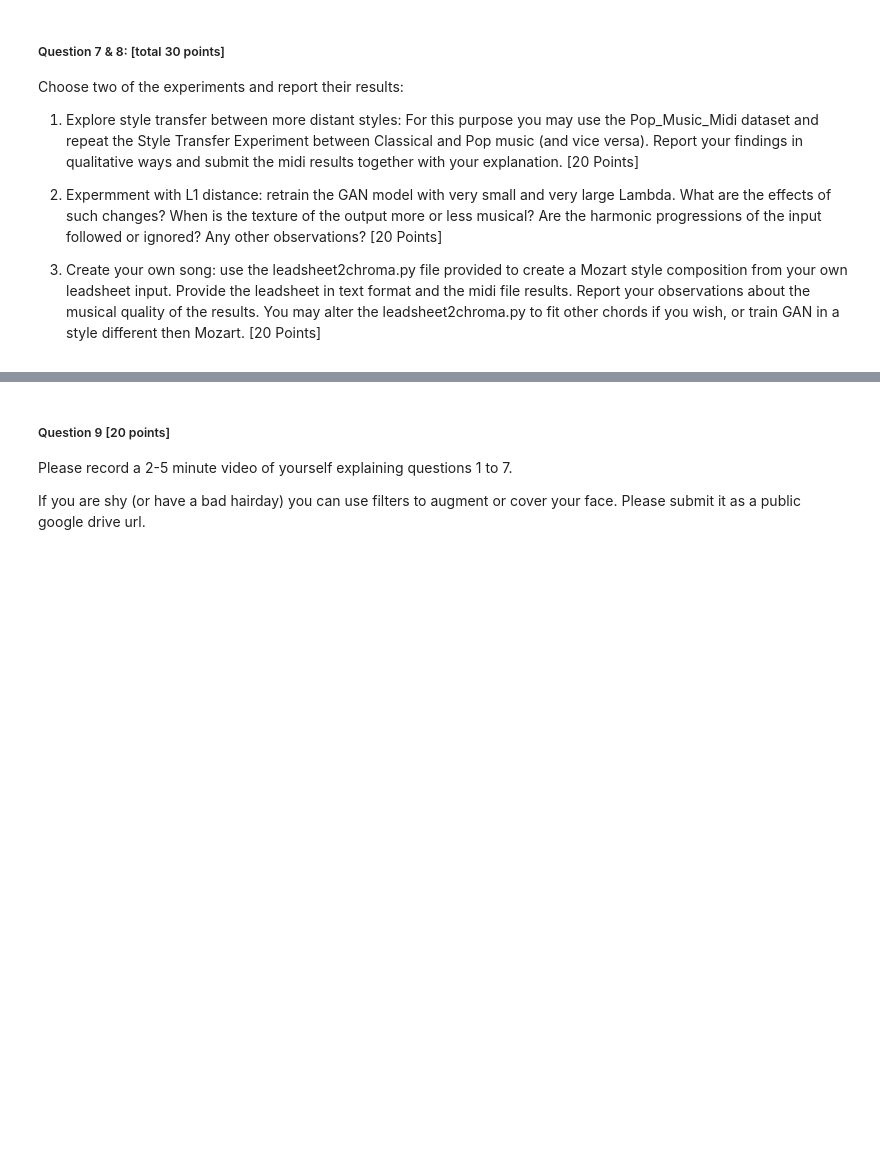
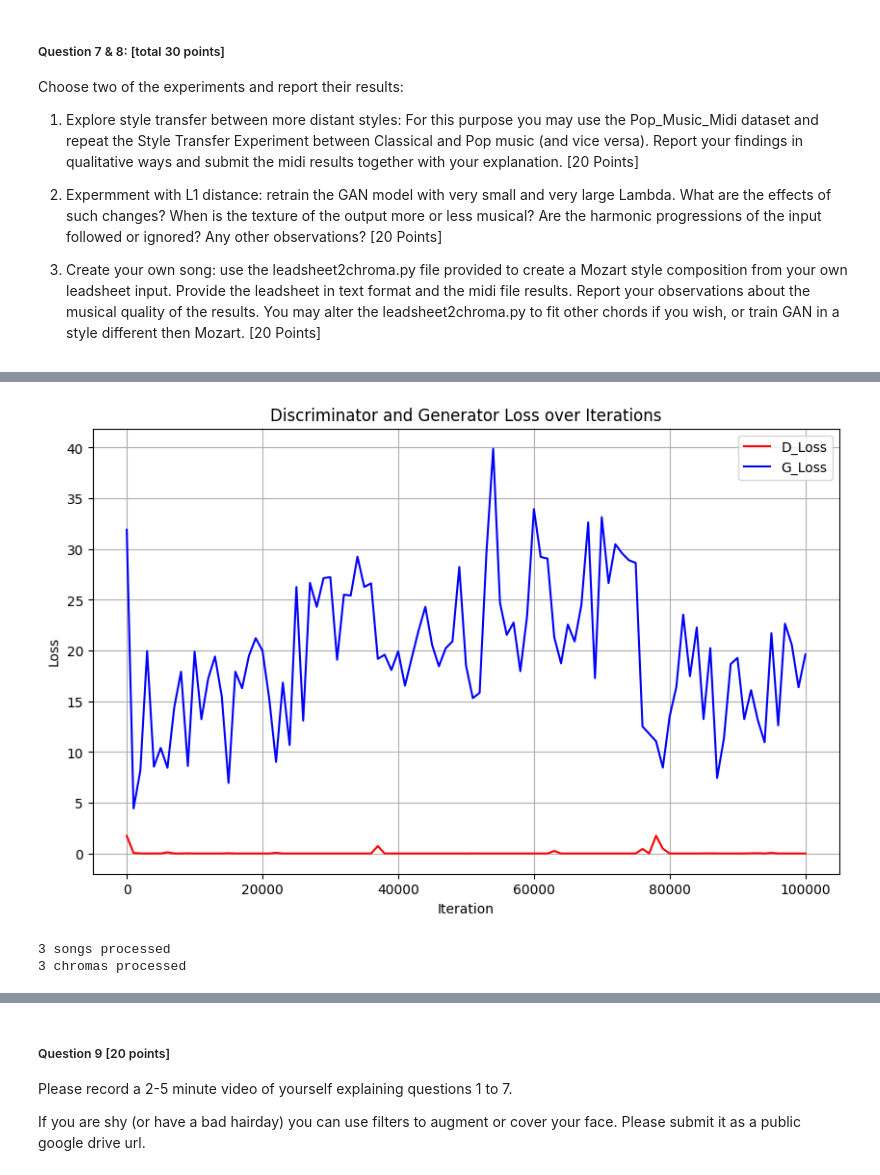
Before and after one commit to galdavidi/deep-learning-sound-hw-4, a Jupyter notebook: Homework4.ipynb, the cells around one changed output, grey strips where cells are left out. Drawn from its saved outputs; the diff is of its cells as text; code cells hidden in the pictures; blank space fills up the shorter version.

```diff
--- a/Homework4.ipynb
+++ b/Homework4.ipynb
@@ -358,3 +389,23 @@ KeyboardInterrupt:
+# %%
+training_stats = train_model(songs, 40000, 100, 0.5)
+# %%
+def show_loss(training_stats):
+    import pandas as pd
+    import matplotlib.pyplot as plt
+    # print(training_stats)
+    data = [(i[0],float(i[1].split()[1]),float(i[2].split()[1])) for i in training_stats]
+    df = pd.DataFrame(data, columns=['Iteration', 'D_Loss', 'G_Loss'])
+
+    # Plot the data
+    plt.figure(figsize=(10, 6))
+    plt.plot(df['Iteration'], df['D_Loss'], label='D_Loss', color='red')
+    plt.plot(df['Iteration'], df['G_Loss'], label='G_Loss', color='blue')
+    plt.xlabel('Iteration')
+    plt.ylabel('Loss')
+    plt.title('Discriminator and Generator Loss over Iterations')
+    plt.legend()
+    plt.grid(True)
+    plt.show()
 # %% [markdown]
 # 4. Style Transfer with a New Genre Dataset
 # %% [markdown]
@@ -418,0 +499,7 @@ Choose two of the experiments and report their results:
+# %%
+
+pop_songs = get_songs('/content/content/Pop_Music_Midi/Pop_Music_Midi')
+pop_songs = add_chromas(pop_songs)
+print ("{} songs processed".format(len(['song' in pop_songs[f] for f in pop_songs])))
+print ("{} chromas processed".format(len(['chroma' in pop_songs[f] for f in pop_songs])))
+pop_training_Stats = train_model(pop_songs,40000,100,0.9)
@@ -418,0 +524,9 @@ Choose two of the experiments and report their results:
+# %%
+show_loss(pop_training_Stats)
+# %% [output]
+[figure, added]
+# %%
+test_model(songs_path = "./content/Classical_Music_Midi/bach",out_dir = "pop_converted/")
+# %% [output]
+3 songs processed
+3 chromas processed
```
Also changed, not shown: parts of 27 cells of this notebook.
